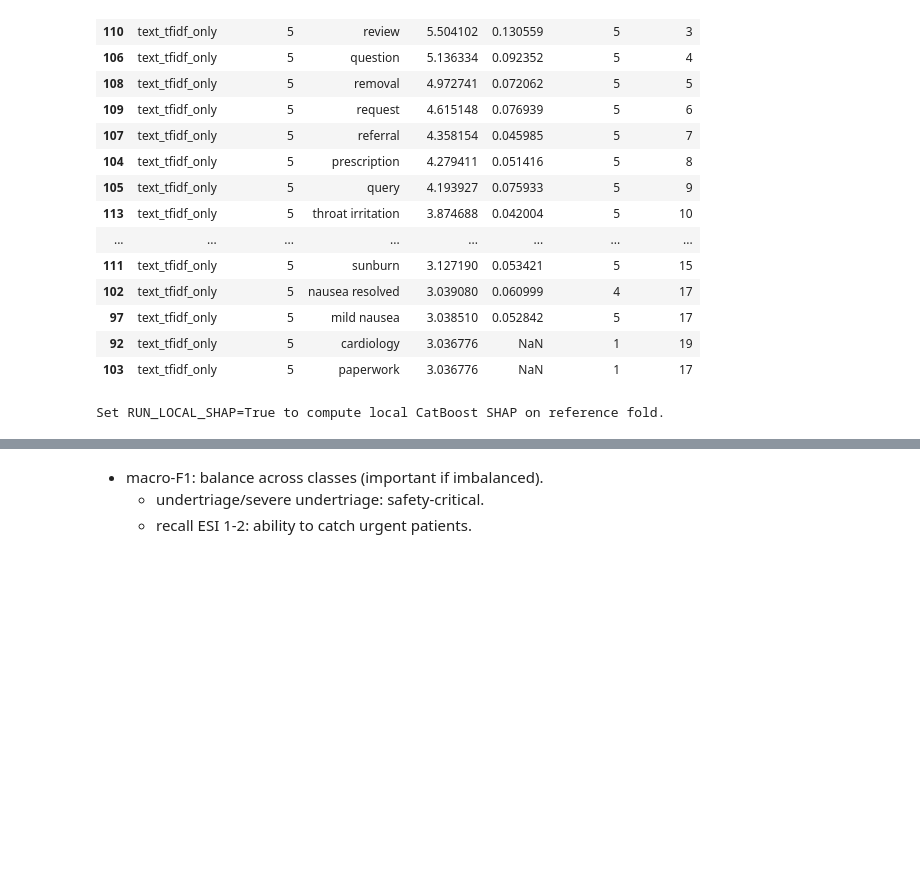
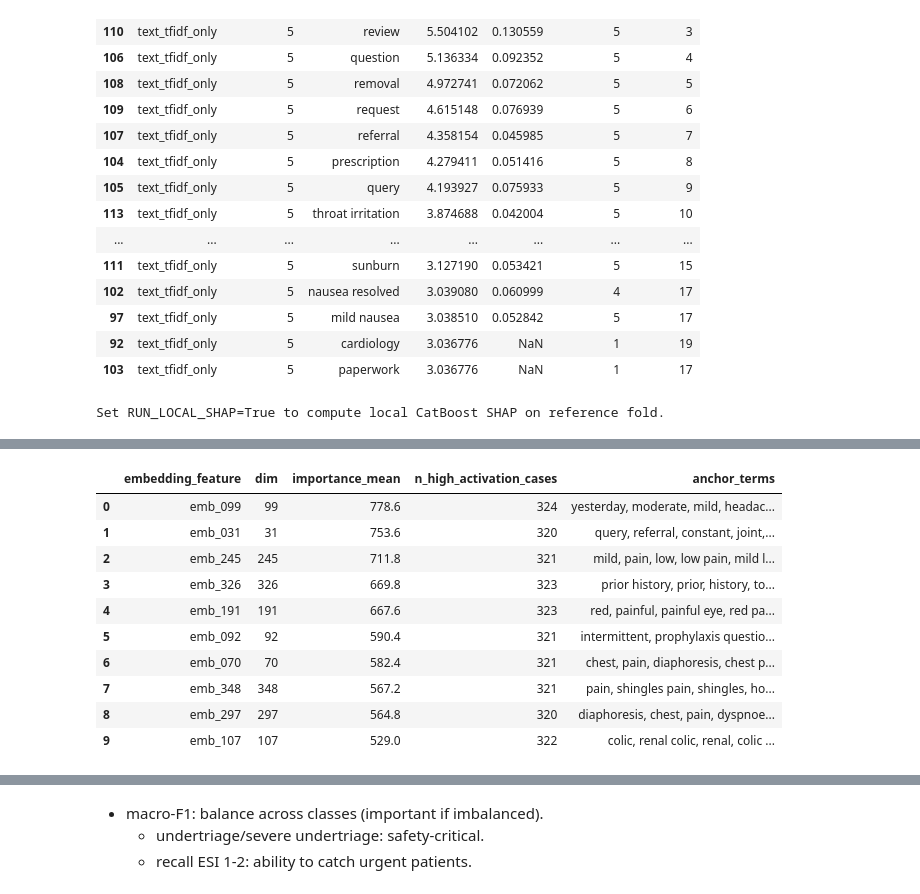
Before and after one commit to raquel-romao/3AIG, a Jupyter notebook: notebooks/submission_notebook.ipynb, the cells around one changed output, grey strips where cells are left out. Saved outputs shown, nothing was run; the diff lists cells and outputs as text; code cells hidden in the pictures; blank space fills up the shorter version.

```diff
--- a/notebooks/submission_notebook.ipynb
+++ b/notebooks/submission_notebook.ipynb
@@ -1297,0 +1220,86 @@ Set RUN_LOCAL_SHAP=True to compute local CatBoost SHAP on reference fold.
+# %%
+# Map important embedding dimensions to representative words/phrases (reference fold)
+from sklearn.feature_extraction.text import TfidfVectorizer
+
+if 'interp_df' not in globals() or interp_df.empty:
+    raise RuntimeError('interp_df not found. Run the main CV training cell first.')
+if 'x_va_emb' not in globals() or 'va' not in globals():
+    raise RuntimeError('Reference fold artifacts not found. Run the main CV training cell first.')
+
+imp_emb = interp_df[
+    interp_df['model'].isin(['text_emb_only', 'structured_plus_emb_fusion'])
+].copy()
+
+# Keep only embedding-like feature names
+imp_emb = imp_emb[imp_emb['feature'].str.contains('emb', na=False)]
+emb_global = (
+    imp_emb.groupby('feature', as_index=False)
+    .agg(importance_mean=('importance', 'mean'))
+    .sort_values('importance_mean', ascending=False)
+)
+
+# Parse embedding dimension index from names like emb_012 or emb::emb_012 / emb::emb_12
+pattern = re.compile(r'emb[_:]*0*([0-9]+)$')
+def parse_dim(name: str):
+    m = pattern.search(str(name))
+    return int(m.group(1)) if m else None
+
+emb_global['dim'] = emb_global['feature'].map(parse_dim)
+emb_global = emb_global.dropna().astype({'dim': int})
+
+TOP_DIMS = 10
+TOP_Q = 0.98  # top activation quantile
+TOP_TERMS = 12
+TOP_EXAMPLES = 5
+
+texts = va[text_col].astype(str).tolist()
+vectorizer = TfidfVectorizer(max_features=15000, ngram_range=(1,2), stop_words='english')
+X_txt = vectorizer.fit_transform(texts)
+terms = np.asarray(vectorizer.get_feature_names_out())
+
+anchor_rows = []
+example_rows = []
+
+for _, row in emb_global.head(TOP_DIMS).iterrows():
+    d = int(row['dim'])
+    if d >= x_va_emb.shape[1]:
+        continue
+
+    vals = x_va_emb[:, d]
+    thr = np.quantile(vals, TOP_Q)
+    idx = np.where(vals >= thr)[0]
+    if len(idx) < 5:
+        idx = np.argsort(vals)[-max(5, int(0.01 * len(vals))):]
+
+    # Representative terms among high-activation complaints
+    x_sub = X_txt[idx]
+    term_scores = np.asarray(x_sub.mean(axis=0)).ravel()
+    top_term_idx = np.argsort(term_scores)[::-1][:TOP_TERMS]
+    top_terms = ', '.join(terms[top_term_idx])
+
+    anchor_rows.append({
+        'embedding_feature': row['feature'],
+        'dim': d,
+        'importance_mean': float(row['importance_mean']),
+        'n_high_activation_cases': int(len(idx)),
+        'anchor_terms': top_terms,
+    })
+
+    top_case_idx = idx[np.argsort(vals[idx])[::-1][:TOP_EXAMPLES]]
+    for rank, i_case in enumerate(top_case_idx, start=1):
+        example_rows.append({
+            'embedding_dim': d,
+            'rank': rank,
+            'activation': float(vals[i_case]),
+            'complaint_example': texts[i_case],
+        })
+
+embedding_anchor_df = pd.DataFrame(anchor_rows)
+embedding_anchor_examples_df = pd.DataFrame(example_rows)
+
+print('Embedding semantic anchors (high-activation term proxies):')
+display(embedding_anchor_df)
+
+print('Representative complaints for top embedding dimensions:')
+display(embedding_anchor_examples_df.head(50))
+# %% [output]
@@ -1297,0 +1307,11 @@ Set RUN_LOCAL_SHAP=True to compute local CatBoost SHAP on reference fold.
+|  | embedding_feature | dim | importance_mean | n_high_activation_cases | anchor_terms |
+| 0 | emb_099 | 99 | 778.6 | 324 | yesterday, moderate, mild, headac... |
+| 1 | emb_031 | 31 | 753.6 | 320 | query, referral, constant, joint,... |
+| 2 | emb_245 | 245 | 711.8 | 321 | mild, pain, low, low pain, mild l... |
+| 3 | emb_326 | 326 | 669.8 | 323 | prior history, prior, history, to... |
+| 4 | emb_191 | 191 | 667.6 | 323 | red, painful, painful eye, red pa... |
+| 5 | emb_092 | 92 | 590.4 | 321 | intermittent, prophylaxis questio... |
+| 6 | emb_070 | 70 | 582.4 | 321 | chest, pain, diaphoresis, chest p... |
+| 7 | emb_348 | 348 | 567.2 | 321 | pain, shingles pain, shingles, ho... |
+| 8 | emb_297 | 297 | 564.8 | 320 | diaphoresis, chest, pain, dyspnoe... |
+| 9 | emb_107 | 107 | 529.0 | 322 | colic, renal colic, renal, colic ... |
```
Also changed, not shown: parts of 38 cells of this notebook.
